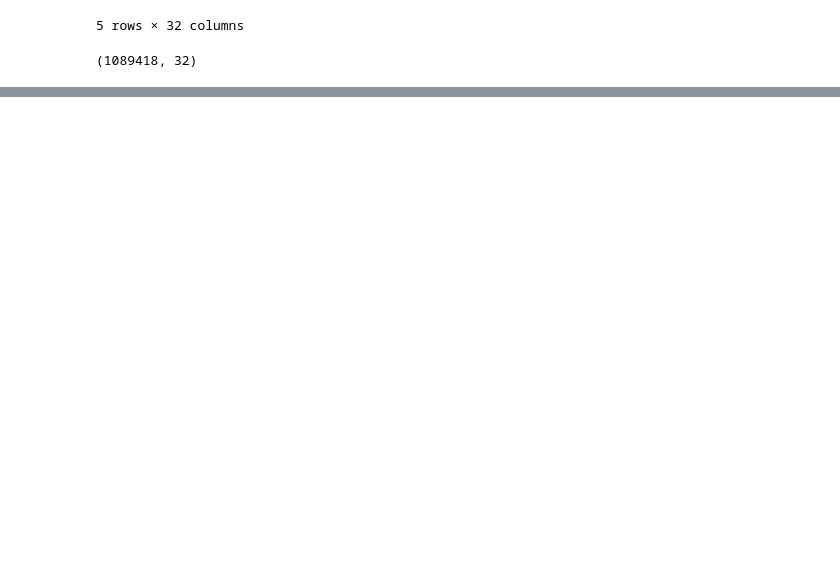
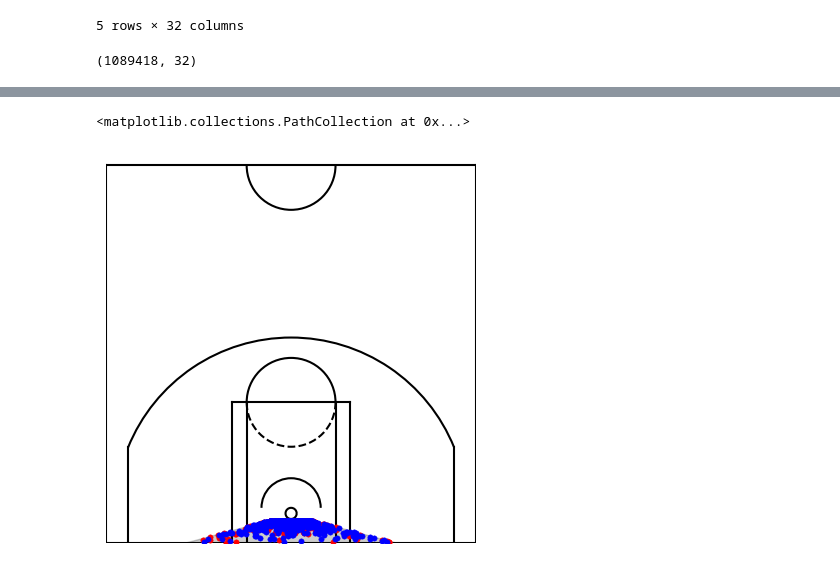
Before and after one commit to remmertjack/portfolio, a Jupyter notebook: bball_shotprobs/data/preprocess_shotprobs_data.ipynb, the cells around one changed output, grey strips where cells are left out. Saved outputs shown, nothing was run; the diff lists cells and outputs as text; code cells hidden in the pictures; blank space fills up the shorter version.

```diff
--- a/bball_shotprobs/data/preprocess_shotprobs_data.ipynb
+++ b/bball_shotprobs/data/preprocess_shotprobs_data.ipynb
@@ -43,0 +179,28 @@ df['angle'].hist(bins=100)
+# %%
+fig, ax = plt.subplots(figsize=(6, 5))
+draw_court_on_ax(ax)
+mask = (df['is_behind_backboard'] == 1)
+made_mask = mask & (df['is_made'] == 1)
+miss_mask = mask & (df['is_made'] == 0)
+
+ax.scatter(
+    df.loc[made_mask, 'xLegacy'],
+    df.loc[made_mask, 'yLegacy'],
+    s=15,
+    color='red',
+    linewidth=0.3,
+    zorder=5,
+    label='Made'
+)
+ax.scatter(
+    df.loc[miss_mask, 'xLegacy'],
+    df.loc[miss_mask, 'yLegacy'],
+    s=15,
+    color='blue',
+    linewidth=0.3,
+    zorder=5,
+    label='Missed'
+)
+# %% [output]
+<matplotlib.collections.PathCollection at 0x...>
+[figure, added]
```
Also changed, not shown: parts of 30 cells of this notebook, 2 other files.
